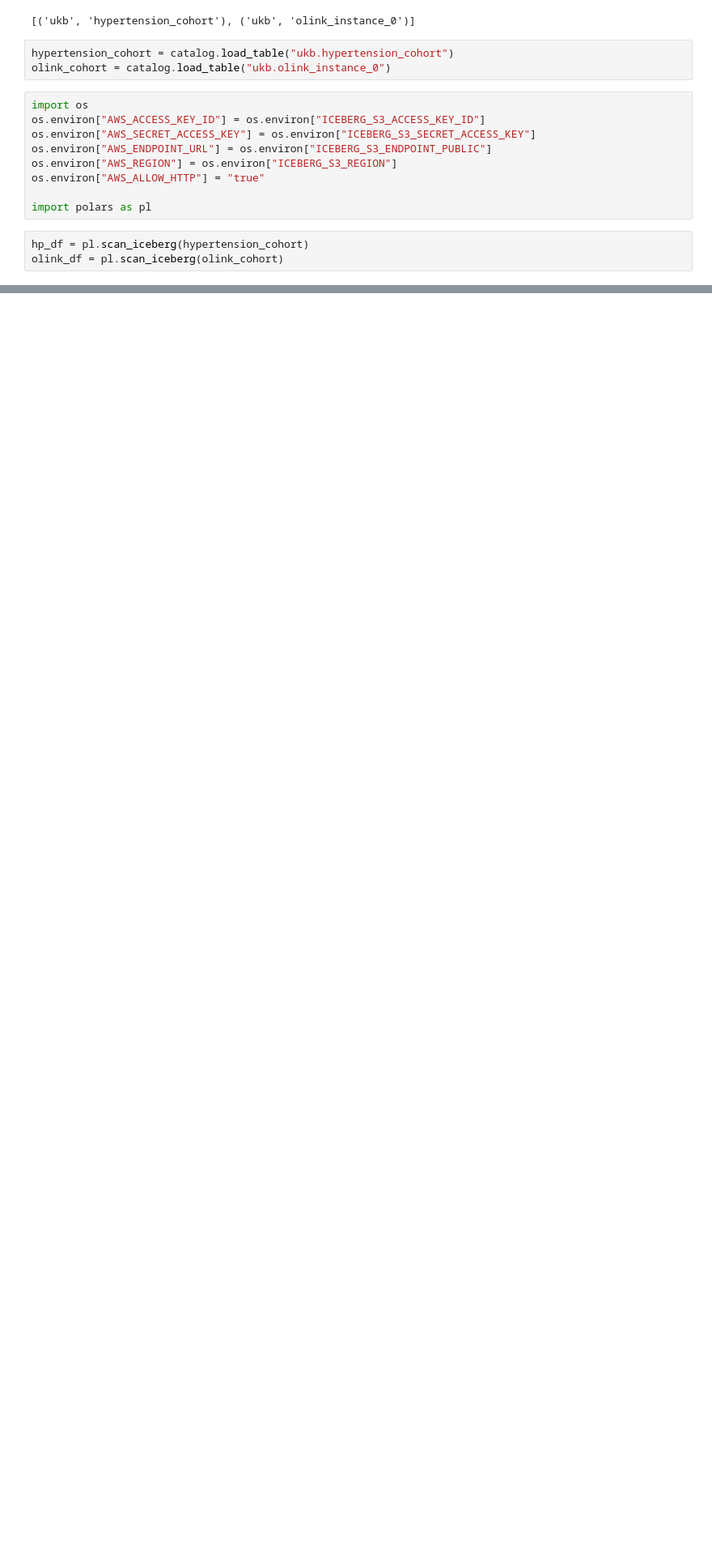
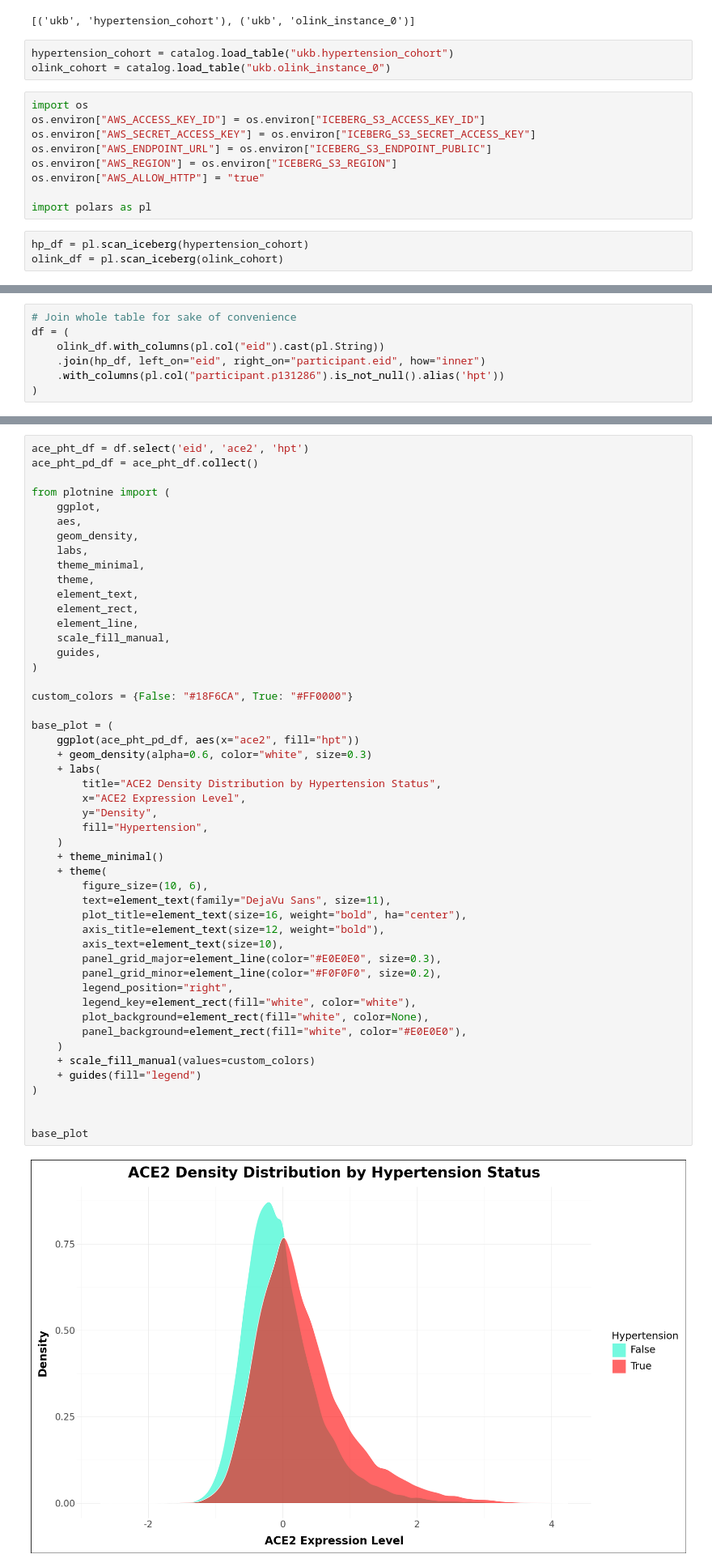
Before and after one commit to wjixiang/aikb, a Jupyter notebook: bio_info/replication/protein-phenotype/pwas.ipynb, the cells around one changed output, grey strips where cells are left out. Shown at 81% size. Drawn from its saved outputs; the diff is of its cells as text; blank space fills up the shorter version.

```diff
--- a/bio_info/replication/protein-phenotype/pwas.ipynb
+++ b/bio_info/replication/protein-phenotype/pwas.ipynb
@@ -50,0 +105,7 @@ shape: (1, 2_924)
+# %%
+# Join whole table for sake of convenience
+df = (
+    olink_df.with_columns(pl.col("eid").cast(pl.String))
+    .join(hp_df, left_on="eid", right_on="participant.eid", how="inner")
+    .with_columns(pl.col("participant.p131286").is_not_null().alias('hpt'))
+)
@@ -50,0 +146,51 @@ shape: (1, 2_924)
+# %%
+ace_pht_df = df.select('eid', 'ace2', 'hpt')
+ace_pht_pd_df = ace_pht_df.collect()
+
+from plotnine import (
+    ggplot,
+    aes,
+    geom_density,
+    labs,
+    theme_minimal,
+    theme,
+    element_text,
+    element_rect,
+    element_line,
+    scale_fill_manual,
+    guides,
+)
+
+custom_colors = {False: "#18F6CA", True: "#FF0000"}
+
+base_plot = (
+    ggplot(ace_pht_pd_df, aes(x="ace2", fill="hpt"))
+    + geom_density(alpha=0.6, color="white", size=0.3)
+    + labs(
+        title="ACE2 Density Distribution by Hypertension Status",
+        x="ACE2 Expression Level",
+        y="Density",
+        fill="Hypertension",
+    )
+    + theme_minimal()
+    + theme(
+        figure_size=(10, 6),
+        text=element_text(family="DejaVu Sans", size=11),
+        plot_title=element_text(size=16, weight="bold", ha="center"),
+        axis_title=element_text(size=12, weight="bold"),
+        axis_text=element_text(size=10),
+        panel_grid_major=element_line(color="#E0E0E0", size=0.3),
+        panel_grid_minor=element_line(color="#F0F0F0", size=0.2),
+        legend_position="right",
+        legend_key=element_rect(fill="white", color="white"),
+        plot_background=element_rect(fill="white", color=None),
+        panel_background=element_rect(fill="white", color="#E0E0E0"),
+    )
+    + scale_fill_manual(values=custom_colors)
+    + guides(fill="legend")
+)
+
+
+base_plot
+# %% [output]
+[figure, added]
```
Also changed, not shown: parts of 20 cells of this notebook, 9 other files.
